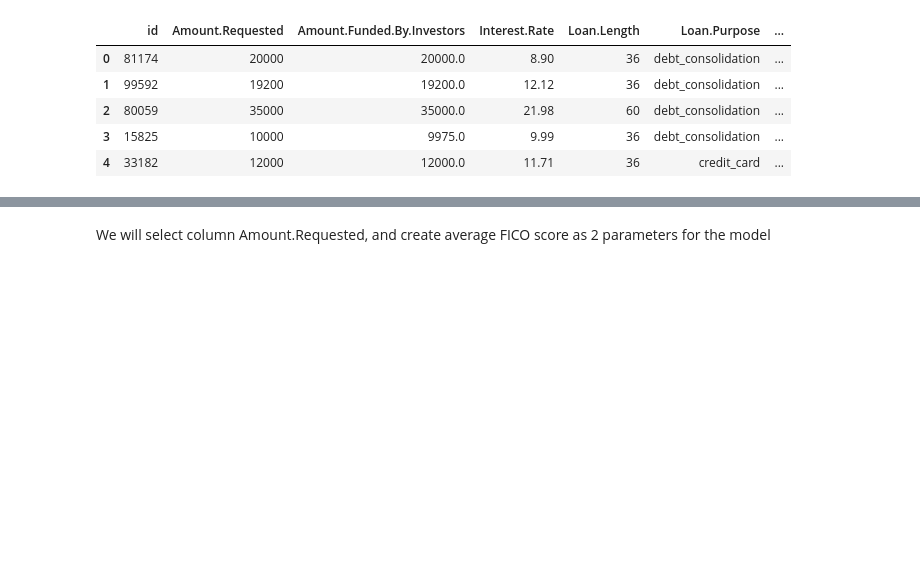
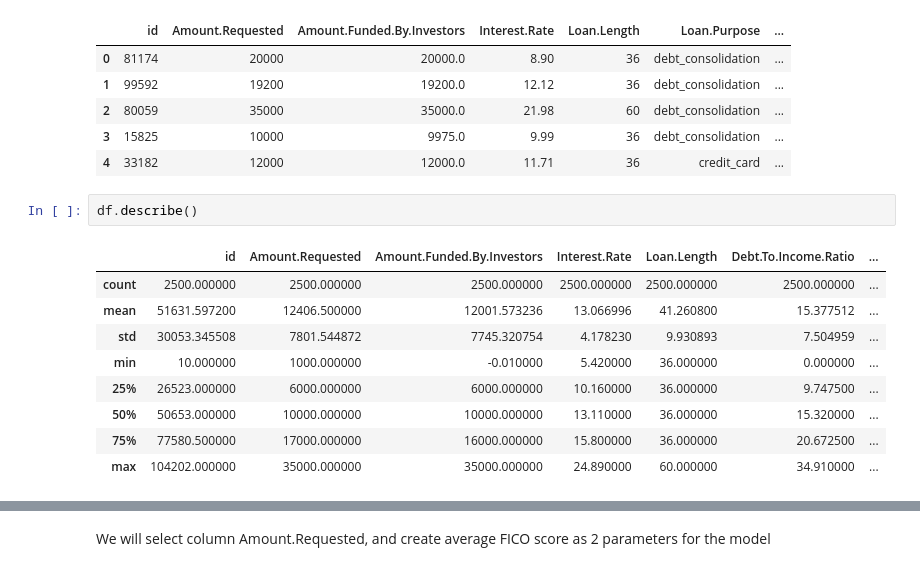
Before and after one commit to ducdan/Machine-Learning-Course, a Jupyter notebook: Users/thnguyen/Lending_club/loan.ipynb, the cells around one changed output, grey strips where cells are left out. Saved outputs shown, nothing was run; the diff lists cells and outputs as text; blank space fills up the shorter version.

```diff
--- a/Users/thnguyen/Lending_club/loan.ipynb
+++ b/Users/thnguyen/Lending_club/loan.ipynb
@@ -24,3 +24,15 @@ df.head()
 | 2 | 80059 | 35000 | 35000.0 | 21.98 | 60 | debt_consolidation | ... |
 | 3 | 15825 | 10000 | 9975.0 | 9.99 | 36 | debt_consolidation | ... |
 | 4 | 33182 | 12000 | 12000.0 | 11.71 | 36 | credit_card | ... |
+# %%
+df.describe()
+# %% [output]
+|  | id | Amount.Requested | Amount.Funded.By.Investors | Interest.Rate | Loan.Length | Debt.To.Income.Ratio | ... |
+| count | 2500.000000 | 2500.000000 | 2500.000000 | 2500.000000 | 2500.000000 | 2500.000000 | ... |
+| mean | 51631.597200 | 12406.500000 | 12001.573236 | 13.066996 | 41.260800 | 15.377512 | ... |
+| std | 30053.345508 | 7801.544872 | 7745.320754 | 4.178230 | 9.930893 | 7.504959 | ... |
+| min | 10.000000 | 1000.000000 | -0.010000 | 5.420000 | 36.000000 | 0.000000 | ... |
+| 25% | 26523.000000 | 6000.000000 | 6000.000000 | 10.160000 | 36.000000 | 9.747500 | ... |
+| 50% | 50653.000000 | 10000.000000 | 10000.000000 | 13.110000 | 36.000000 | 15.320000 | ... |
+| 75% | 77580.500000 | 17000.000000 | 16000.000000 | 15.800000 | 36.000000 | 20.672500 | ... |
+| max | 104202.000000 | 35000.000000 | 35000.000000 | 24.890000 | 60.000000 | 34.910000 | ... |
```
Also changed, not shown: parts of 11 cells of this notebook.
